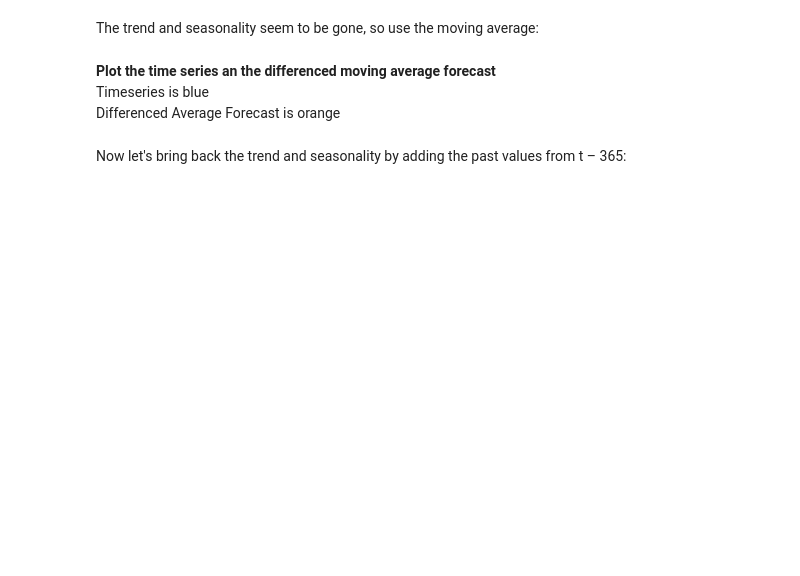
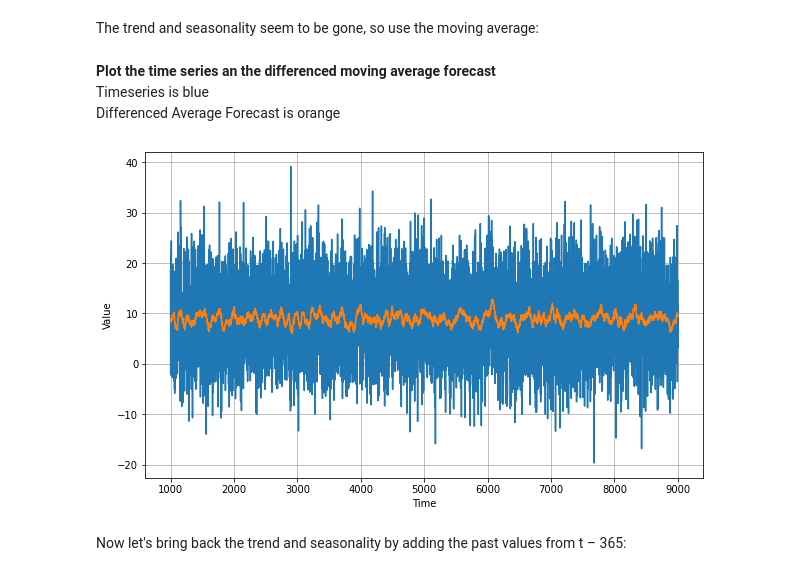
Before and after one commit to cagBRT/timeSeries, a Jupyter notebook: 2_TimeSeries.ipynb, the cells around one changed output. Saved outputs shown, nothing was run; the diff lists cells and outputs as text; code cells hidden in the pictures; blank space fills up the shorter version.

```diff
--- a/2_TimeSeries.ipynb
+++ b/2_TimeSeries.ipynb
@@ -56,8 +58,10 @@ def noise(time, noise_level=1, seed=None):
 # %% [markdown]
 **Define Constants**
 # %%
-time = np.arange(4 * 365 + 1, dtype="float32")
-baseline = 10
+period = 180
+time = np.arange(50 * period + 1, dtype="float32")
+#baseline = 10
+baseline=5
 series = trend(time, 0.1)
 baseline = 10
 amplitude = 40
@@ -71,7 +75,7 @@ A time series has three components: <br>
 - seasonality
 # %%
 # Create the series
-series = baseline + trend(time, slope) + seasonality(time, period=365, amplitude=amplitude)
+series = baseline + trend(time, slope) + seasonality(time, period=period, amplitude=amplitude)
 # Update with noise
 series += noise(time, noise_level, seed=42)
 # %% [markdown]
@@ -201,8 +223,8 @@ That's worse than naive forecast! The moving average does not anticipate trend o
 # %% [markdown]
 **Difference the time series to remove seasonality**
 # %%
-diff_series = (series[365:] - series[:-365])
-diff_time = time[365:]
+diff_series = (series[period:] - series[:-period])
+diff_time = time[period:]
 # %% [markdown]
 Plot the differenced time series
 # %%
@@ -212,16 +236,18 @@ plt.show()
 # %% [markdown]
 The trend and seasonality seem to be gone, so use the moving average:
 # %%
-diff_moving_avg = moving_average_forecast(diff_series, 50)[split_time - 365 - 50:]
+diff_moving_avg = moving_average_forecast(diff_series, 50)[split_time - period - 50:]
 # %% [markdown]
 **Plot the time series an the differenced moving average forecast**<br>
 Timeseries is blue<br>
 Differenced Average Forecast is orange
 # %%
 plt.figure(figsize=(10, 6))
-plot_series(time_valid, diff_series[split_time - 365:])
+plot_series(time_valid, diff_series[split_time - period:])
 plot_series(time_valid, diff_moving_avg)
 plt.show()
+# %% [output]
+[figure, added]
 # %% [markdown]
 Now let's bring back the trend and seasonality by adding the past values from t – 365:
 # %%
```
Also changed, not shown: parts of 16 cells of this notebook.
